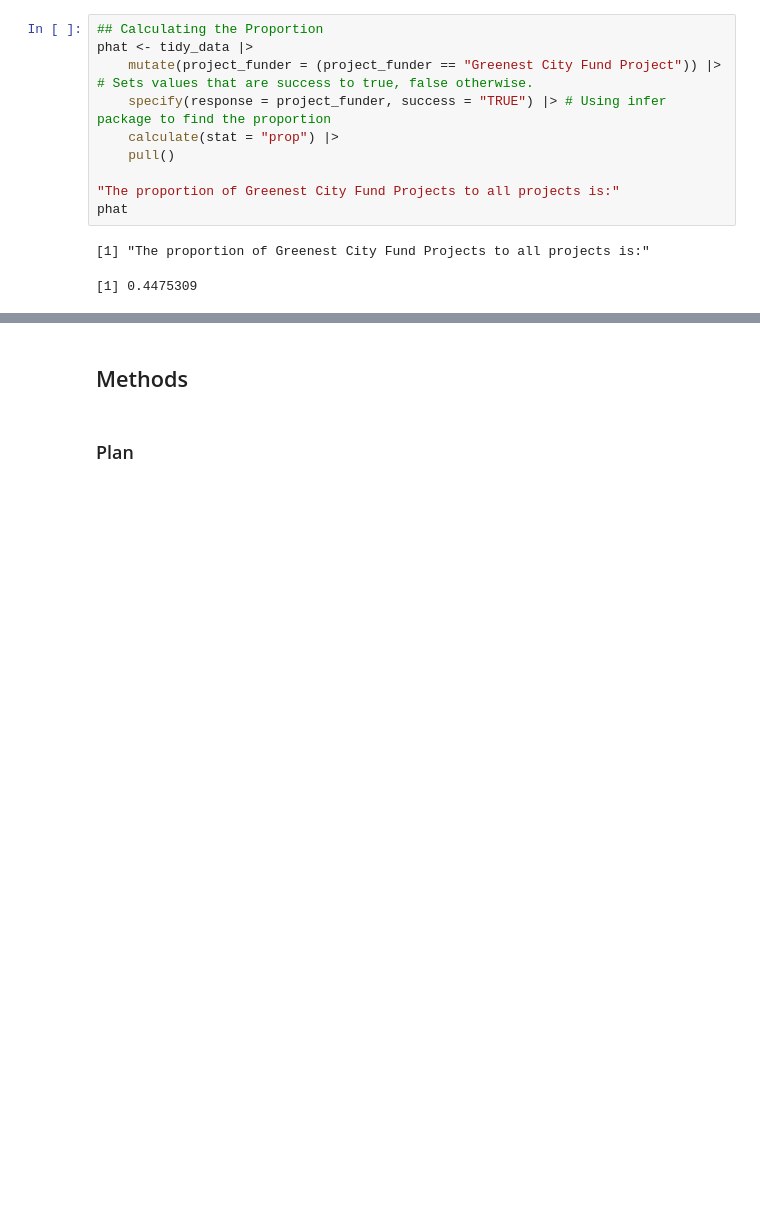
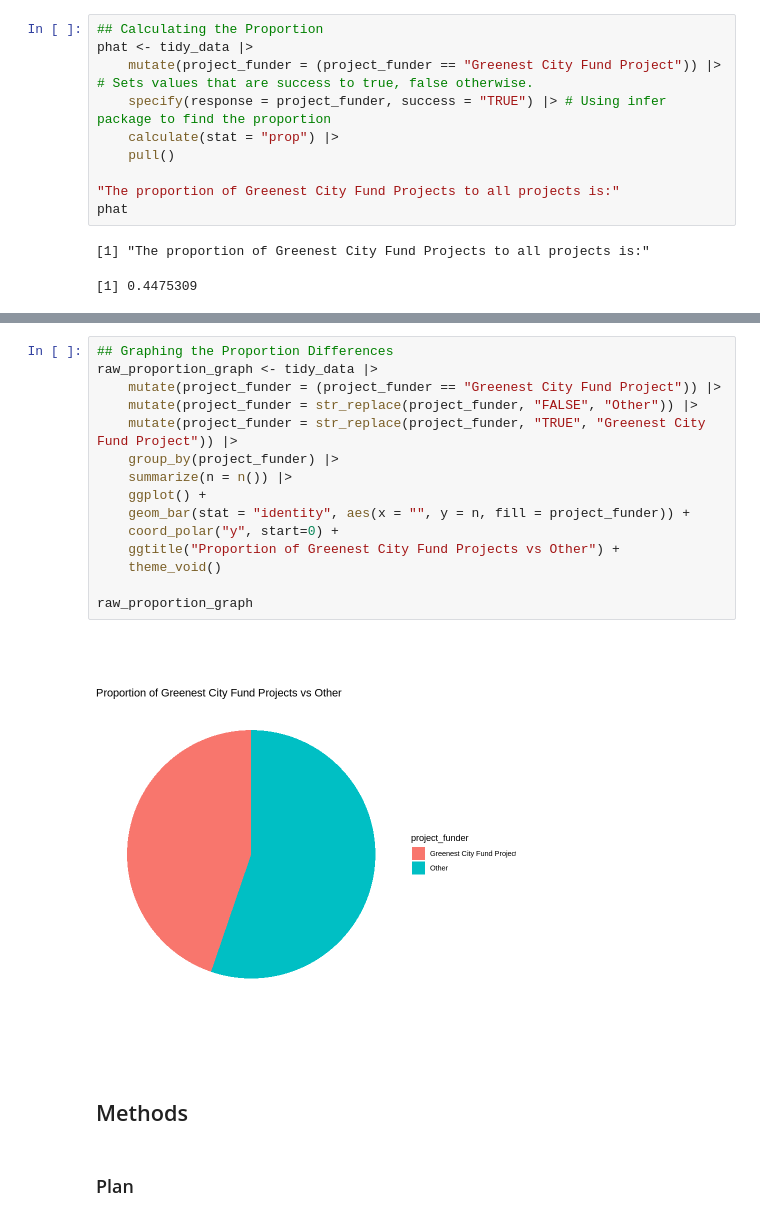
Before and after one commit to ayushtvora/stat-201-project, a Jupyter notebook: report.ipynb, the cells around one changed output, grey strips where cells are left out. Drawn from its saved outputs; the diff is of its cells as text; blank space fills up the shorter version.

```diff
--- a/report.ipynb
+++ b/report.ipynb
@@ -50,3 +78,20 @@ phat
+# %%
+## Graphing the Proportion Differences
+raw_proportion_graph <- tidy_data |>
+    mutate(project_funder = (project_funder == "Greenest City Fund Project")) |>
+    mutate(project_funder = str_replace(project_funder, "FALSE", "Other")) |>
+    mutate(project_funder = str_replace(project_funder, "TRUE", "Greenest City Fund Project")) |>
+    group_by(project_funder) |>
+    summarize(n = n()) |>
+    ggplot() +
+    geom_bar(stat = "identity", aes(x = "", y = n, fill = project_funder)) +
+    coord_polar("y", start=0) +
+    ggtitle("Proportion of Greenest City Fund Projects vs Other") +
+    theme_void()
+
+raw_proportion_graph
+# %% [output]
+[figure, added]
 # %% [markdown]
 ## Methods
 # %% [markdown]
```
Also changed, not shown: parts of 2 cells of this notebook.
